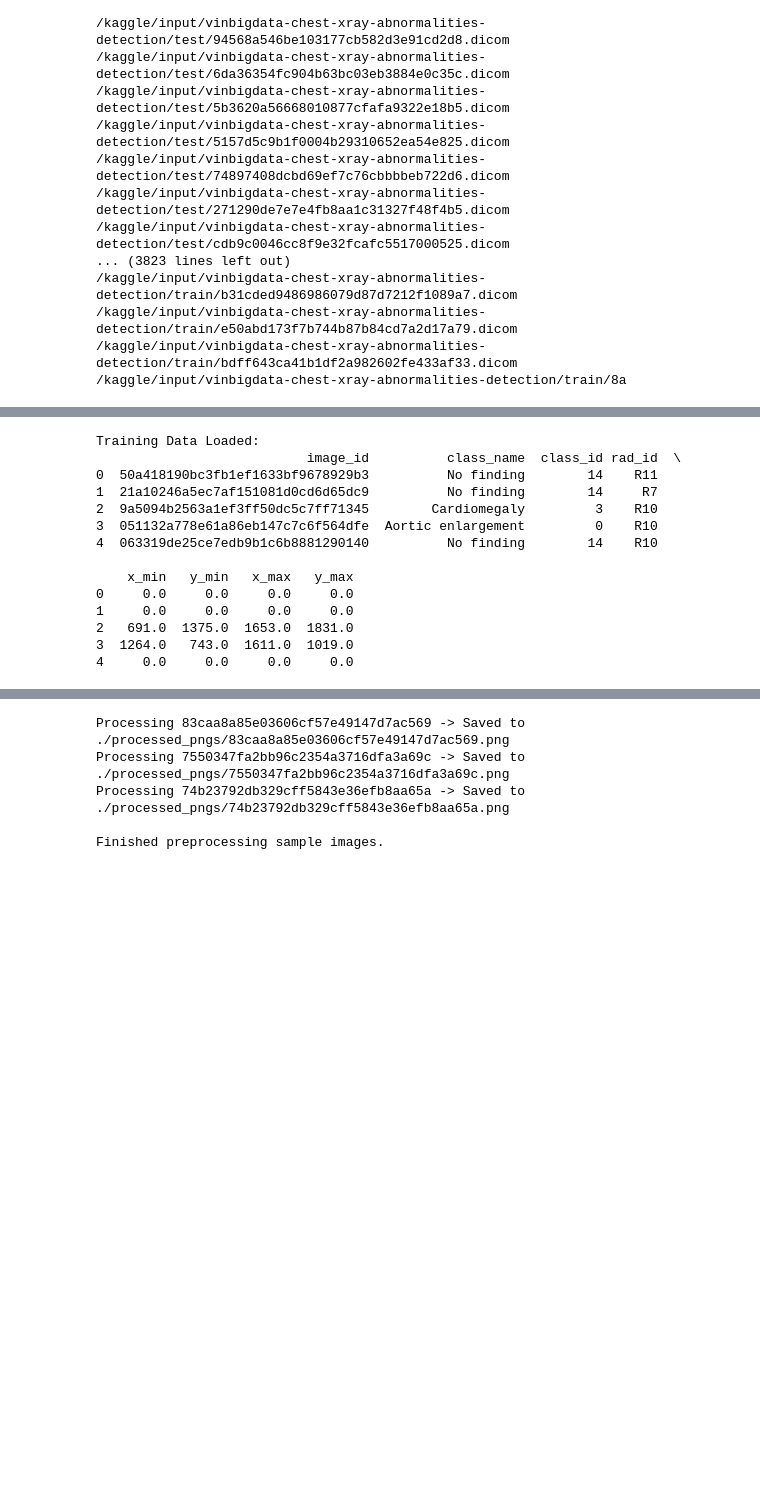
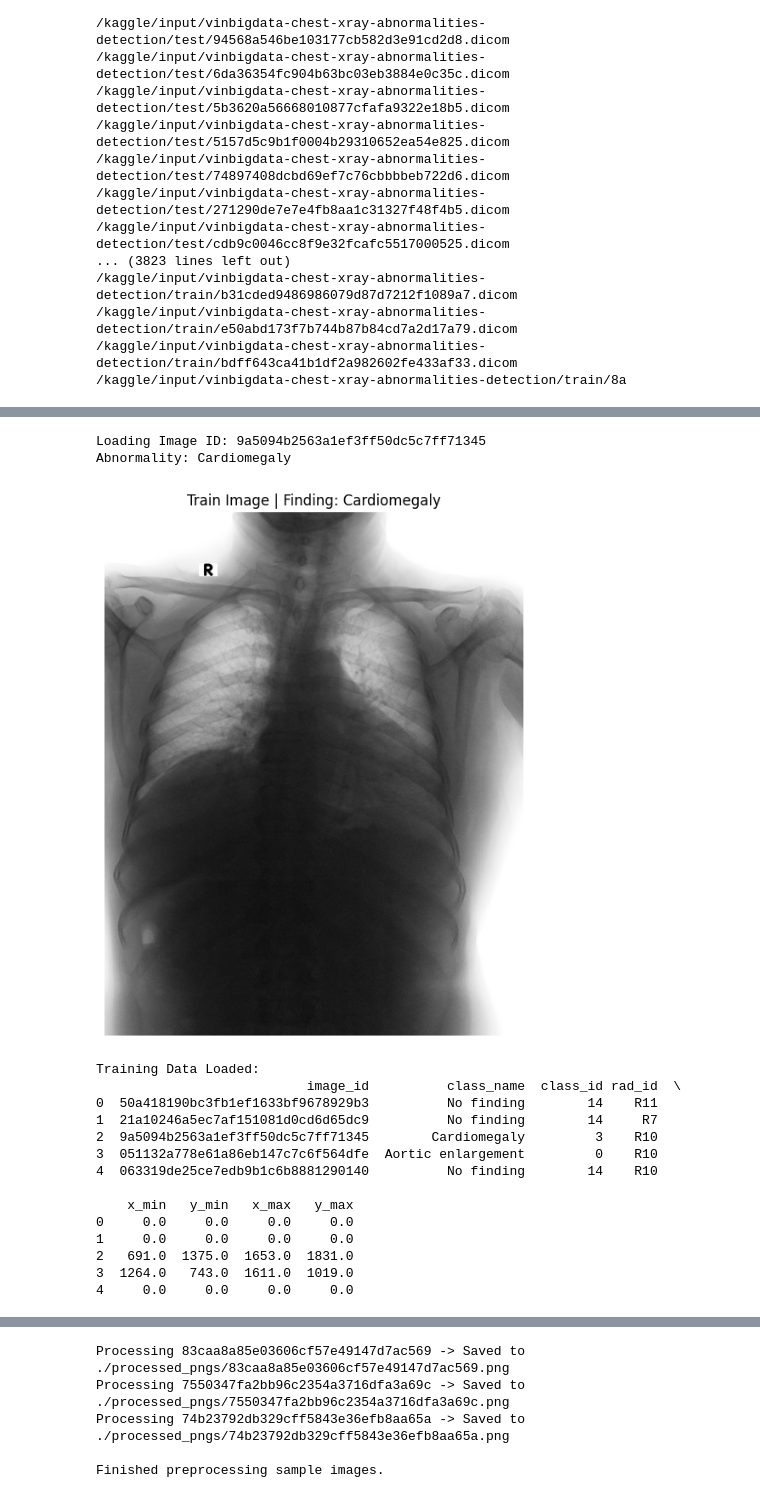
Before and after one commit to harikumar123-hari/AI-CliniScan, a Jupyter notebook: vingib-chest-x-ray-abnormalities-detection.ipynb, the cells around one changed output, grey strips where cells are left out. Cells and saved outputs as stored; diff of their text form; code cells hidden in the pictures; blank space fills up the shorter version.

```diff
--- a/vingib-chest-x-ray-abnormalities-detection.ipynb
+++ b/vingib-chest-x-ray-abnormalities-detection.ipynb
@@ -43,27 +78,59 @@ import glob
 # %%
-DATA_DIR = '../input/vinbigdata-chest-xray-abnormalities-detection/'
+DATA_DIR = '/kaggle/input/vinbigdata-chest-xray-abnormalities-detection/'
-# %%
-# Load the main training data CSV
-train_df = pd.read_csv(os.path.join(DATA_DIR, 'train.csv'))
-train_df[['x_min', 'y_min', 'x_max', 'y_max']] =train_df[['x_min', 'y_min', 'x_max', 'y_max']].fillna(0)
-
-print("Training Data Loaded:")
-print(train_df.head())
-# %% [output]
-Training Data Loaded:
-                           image_id          class_name  class_id rad_id  \
-0  50a418190bc3fb1ef1633bf9678929b3          No finding        14    R11
-1  21a10246a5ec7af151081d0cd6d65dc9          No finding        14     R7
-2  9a5094b2563a1ef3ff50dc5c7ff71345        Cardiomegaly         3    R10
-3  051132a778e61a86eb147c7c6f564dfe  Aortic enlargement         0    R10
-4  063319de25ce7edb9b1c6b8881290140          No finding        14    R10
-
-    x_min   y_min   x_max   y_max
-0     0.0     0.0     0.0     0.0
-1     0.0     0.0     0.0     0.0
-2   691.0  1375.0  1653.0  1831.0
-3  1264.0   743.0  1611.0  1019.0
-4     0.0     0.0     0.0     0.0
+# %%
+# Load the main training data CSV
+train_df = pd.read_csv(os.path.join(DATA_DIR, 'train.csv'))
+train_df[['x_min', 'y_min', 'x_max', 'y_max']] =train_df[['x_min', 'y_min', 'x_max', 'y_max']].fillna(0)
+
+finding_row = train_df[train_df['class_name'] != 'No finding'].iloc[0]
+image_id_to_view = finding_row['image_id']
+finding_name = finding_row['class_name']
+
+# If the first few rows are all 'No finding', you can just use the very first ID:
+# image_id_to_view = train_df['image_id'].iloc[0]
+# finding_name = train_df['class_name'].iloc[0]
+
+
+## 2. Construct the full path to the DICOM file
+image_path = os.path.join(DATA_DIR, f"{image_id_to_view}.dicom")
+
+print(f"Loading Image ID: {image_id_to_view}")
+print(f"Abnormality: {finding_name}")
+
+## 3. Load and Display the DICOM Image
+try:
+   # Display the image
+    plt.figure(figsize=(8, 8))
+    plt.imshow(img_array, cmap='gray')
+    plt.title(f"Train Image | Finding: {finding_name}")
+    plt.axis('off')
+    plt.show()
+
+except Exception as e:
+    print(f"Error loading image at {dicom_path}: {e}")
+
+print("Training Data Loaded:")
+
+
+print(train_df.head())
+# %% [output]
+Loading Image ID: 9a5094b2563a1ef3ff50dc5c7ff71345
+Abnormality: Cardiomegaly
+[figure, added]
+Training Data Loaded:
+                           image_id          class_name  class_id rad_id  \
+0  50a418190bc3fb1ef1633bf9678929b3          No finding        14    R11
+1  21a10246a5ec7af151081d0cd6d65dc9          No finding        14     R7
+2  9a5094b2563a1ef3ff50dc5c7ff71345        Cardiomegaly         3    R10
+3  051132a778e61a86eb147c7c6f564dfe  Aortic enlargement         0    R10
+4  063319de25ce7edb9b1c6b8881290140          No finding        14    R10
+
+    x_min   y_min   x_max   y_max
+0     0.0     0.0     0.0     0.0
+1     0.0     0.0     0.0     0.0
+2   691.0  1375.0  1653.0  1831.0
+3  1264.0   743.0  1611.0  1019.0
+4     0.0     0.0     0.0     0.0
 # %%
 # Find all DICOM files in the 'test' directory
 test_dicom_files = glob.glob(os.path.join(DATA_DIR, 'test', '*.dicom'))
```
Also changed, not shown: parts of 4 cells of this notebook.
